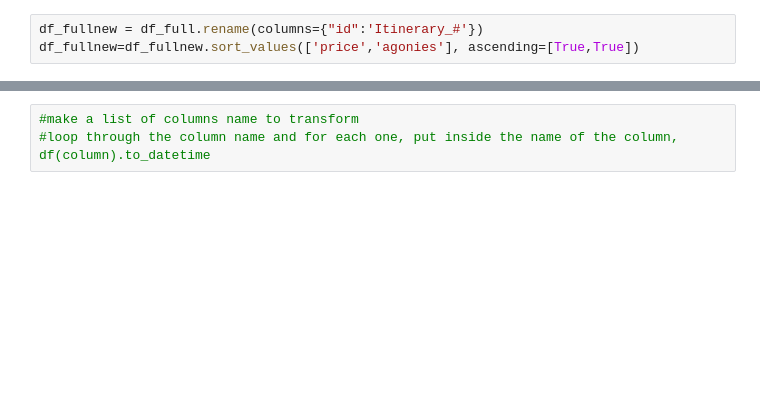
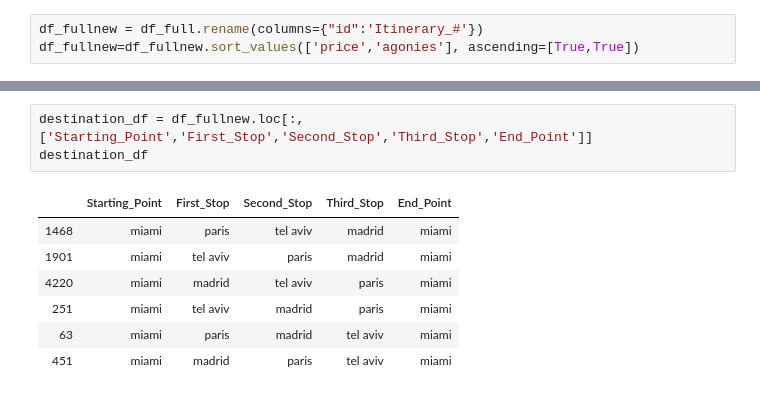
Before and after one commit to abrahambenaim/Project-1, a Jupyter notebook: Project1WORKING.ipynb, the cells around one changed output, grey strips where cells are left out. Drawn from its saved outputs; the diff is of its cells as text; blank space fills up the shorter version.

```diff
--- a/Project1WORKING.ipynb
+++ b/Project1WORKING.ipynb
@@ -277,3 +316,11 @@ df_fullnew
-# %%
-#make a list of columns name to transform
-#loop through the column name and for each one, put inside the name of the column, df(column).to_datetime
+# %%
+destination_df = df_fullnew.loc[:,['Starting_Point','First_Stop','Second_Stop','Third_Stop','End_Point']]
+destination_df
+# %% [output]
+|  | Starting_Point | First_Stop | Second_Stop | Third_Stop | End_Point |
+| 1468 | miami | paris | tel aviv | madrid | miami |
+| 1901 | miami | tel aviv | paris | madrid | miami |
+| 4220 | miami | madrid | tel aviv | paris | miami |
+| 251 | miami | tel aviv | madrid | paris | miami |
+| 63 | miami | paris | madrid | tel aviv | miami |
+| 451 | miami | madrid | paris | tel aviv | miami |
```
Also changed, not shown: parts of 17 cells of this notebook, 1 other file.
